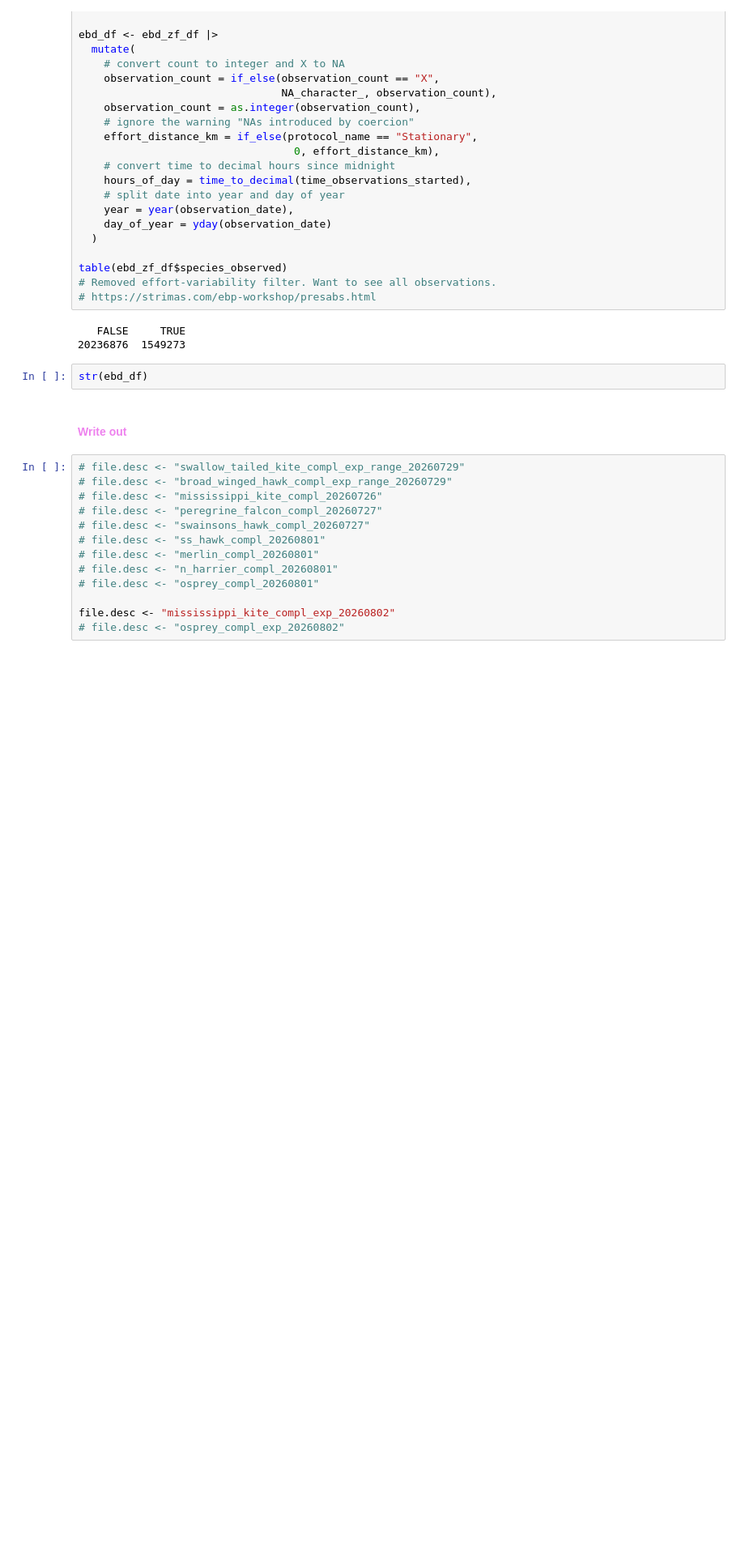
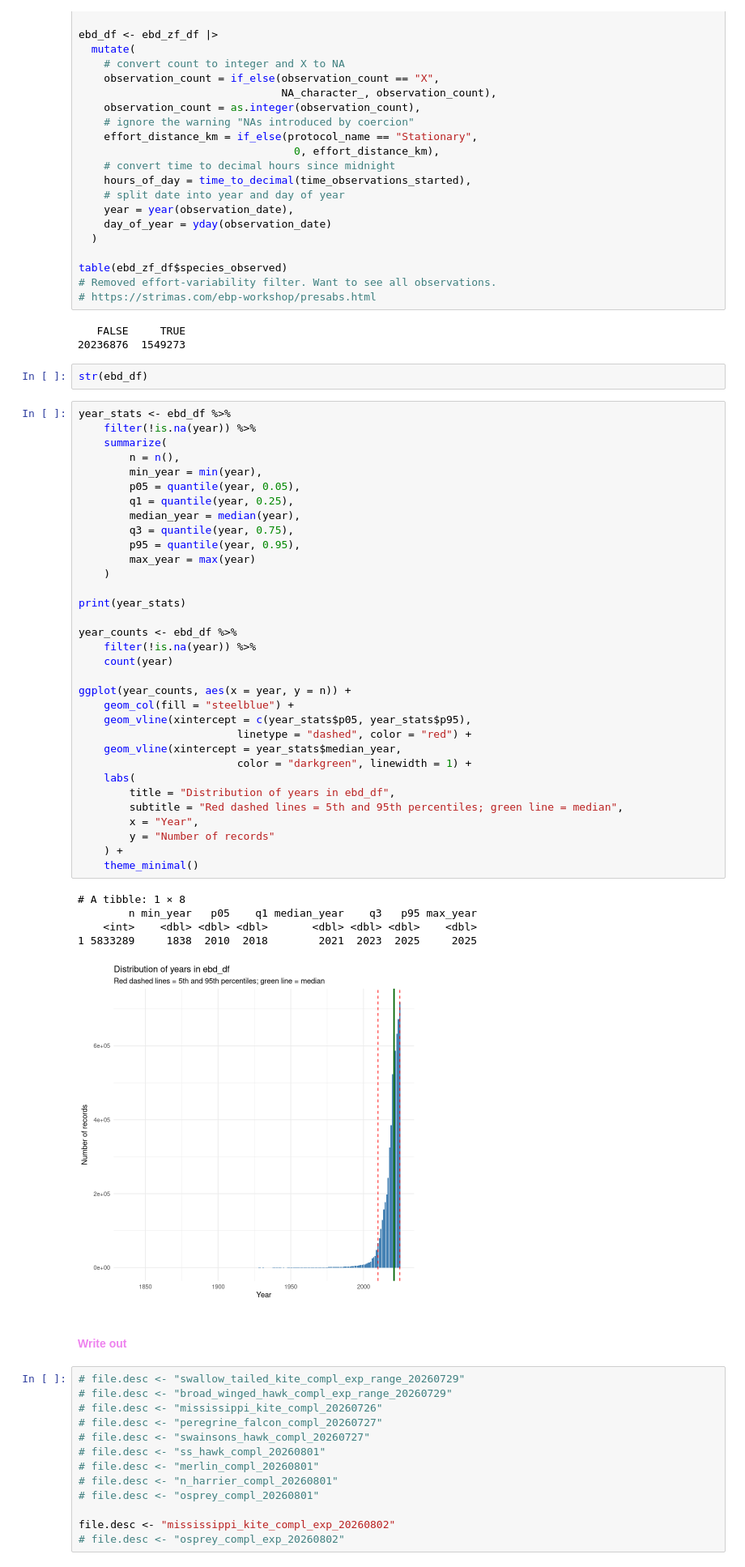
Before and after one commit to jbowen102/CS416_Narrative_Vis_project, a Jupyter notebook: eBird_data_extract.ipynb, the cells around one changed output. Shown at 81% size. Cells and saved outputs as stored; diff of their text form; blank space fills up the shorter version.

```diff
--- a/eBird_data_extract.ipynb
+++ b/eBird_data_extract.ipynb
@@ -288,6 +372,45 @@ table(ebd_zf_df$species_observed)
 20236876  1549273
 # %%
 str(ebd_df)
+# %%
+year_stats <- ebd_df %>%
+    filter(!is.na(year)) %>%
+    summarize(
+        n = n(),
+        min_year = min(year),
+        p05 = quantile(year, 0.05),
+        q1 = quantile(year, 0.25),
+        median_year = median(year),
+        q3 = quantile(year, 0.75),
+        p95 = quantile(year, 0.95),
+        max_year = max(year)
+    )
+
+print(year_stats)
+
+year_counts <- ebd_df %>%
+    filter(!is.na(year)) %>%
+    count(year)
+
+ggplot(year_counts, aes(x = year, y = n)) +
+    geom_col(fill = "steelblue") +
+    geom_vline(xintercept = c(year_stats$p05, year_stats$p95),
+                         linetype = "dashed", color = "red") +
+    geom_vline(xintercept = year_stats$median_year,
+                         color = "darkgreen", linewidth = 1) +
+    labs(
+        title = "Distribution of years in ebd_df",
+        subtitle = "Red dashed lines = 5th and 95th percentiles; green line = median",
+        x = "Year",
+        y = "Number of records"
+    ) +
+    theme_minimal()
+# %% [output]
+# A tibble: 1 × 8
+        n min_year   p05    q1 median_year    q3   p95 max_year
+    <int>    <dbl> <dbl> <dbl>       <dbl> <dbl> <dbl>    <dbl>
+1 5833289     1838  2010  2018        2021  2023  2025     2025
+[figure, added]
 # %% [markdown]
 #### <span style="color: violet">Write out</span>
 # %%
```
Also changed, not shown: parts of 16 cells of this notebook.
